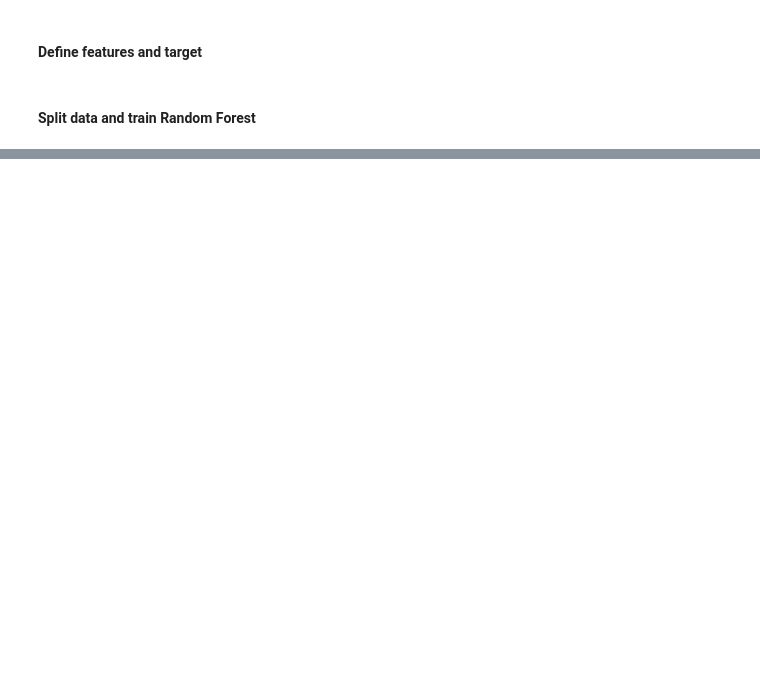
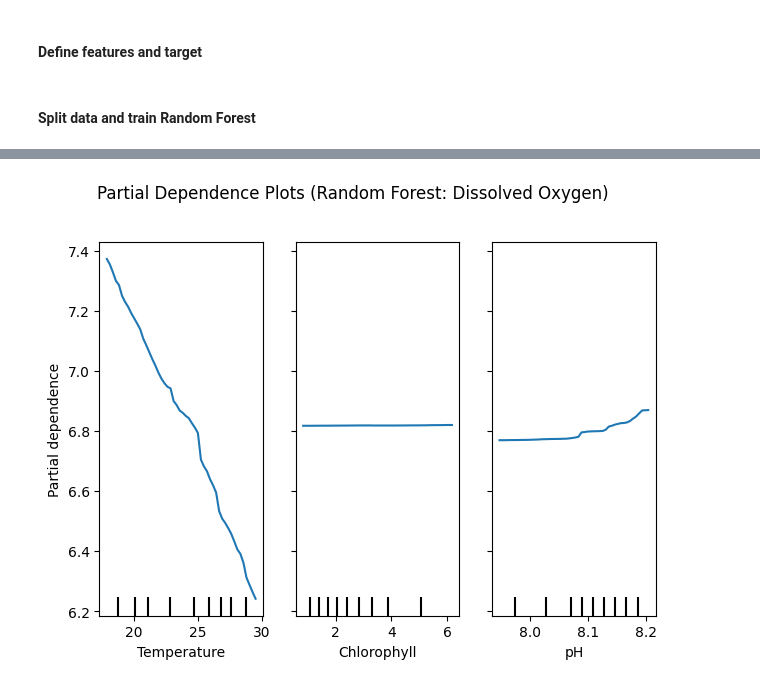
Before and after one commit to Deppi15/INFO381, a Jupyter notebook: notebooks/notebook.ipynb, the cells around one changed output, grey strips where cells are left out. Drawn from its saved outputs; the diff is of its cells as text; code cells hidden in the pictures; blank space fills up the shorter version.

Commit message:
PDP random forest

```diff
--- a/notebooks/notebook.ipynb
+++ b/notebooks/notebook.ipynb
@@ -1027,6 +1019,0 @@ from sklearn.inspection import PartialDependenceDisplay
-# %%
-df = pd.read_csv('../data/brisbane_water_quality.csv') # Load the data
-
-df.head()
-
-# No lag features for Random Forest model
@@ -1080,0 +1042,23 @@ plt.show()
+# %%
+# Define features
+feature_cols = [
+    'Average Water Speed', 'Average Water Direction', 'Chlorophyll',
+    'Temperature', 'Dissolved Oxygen (%Saturation)', 'pH',
+    'Salinity', 'Specific Conductance', 'Turbidity'
+]
+
+model_df = df[feature_cols + ['Dissolved Oxygen']].dropna()
+X = model_df[feature_cols]
+y = model_df['Dissolved Oxygen']
+
+# Train/test split
+X_train, X_test, y_train, y_test = train_test_split(X, y, test_size=0.2, random_state=42)
+
+# Fit Random Forest
+rf = RandomForestRegressor(n_estimators=100, random_state=42, n_jobs=-1)
+rf.fit(X_train, y_train)
+
+# Evaluate
+y_pred = rf.predict(X_test)
+rmse = root_mean_squared_error(y_test, y_pred)
+print("Random Forest Test RMSE:", rmse)
@@ -1080,0 +1070,9 @@ plt.show()
+# %%
+pdp_features = ['Temperature', 'Chlorophyll', 'pH']
+
+PartialDependenceDisplay.from_estimator(rf, X_train, pdp_features, grid_resolution=50)
+plt.suptitle("Partial Dependence Plots (Random Forest: Dissolved Oxygen)", y=1.02)
+plt.tight_layout()
+plt.show()
+# %% [output]
+[figure, added]
```
Also changed, not shown: parts of 9 cells of this notebook.
